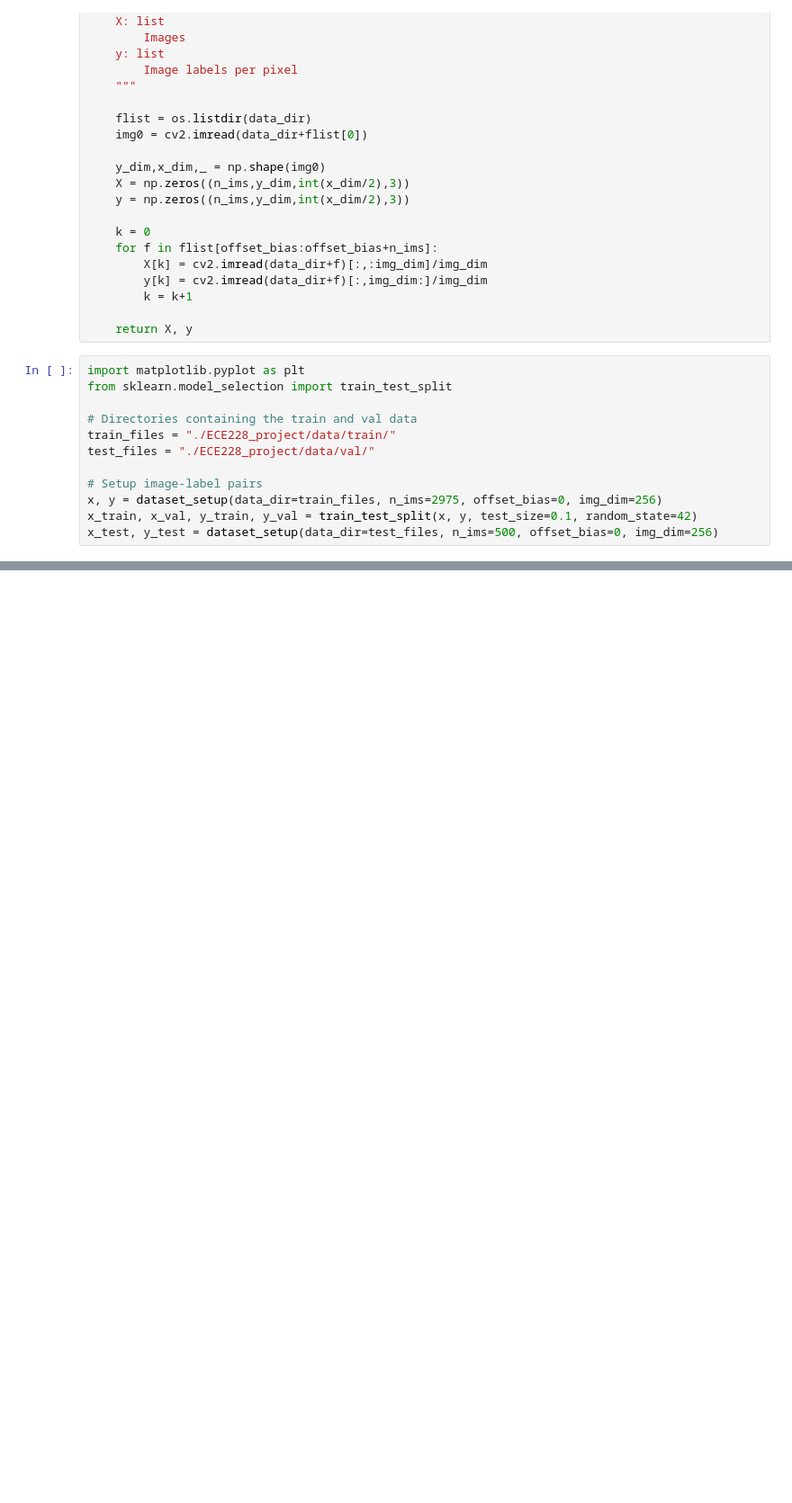
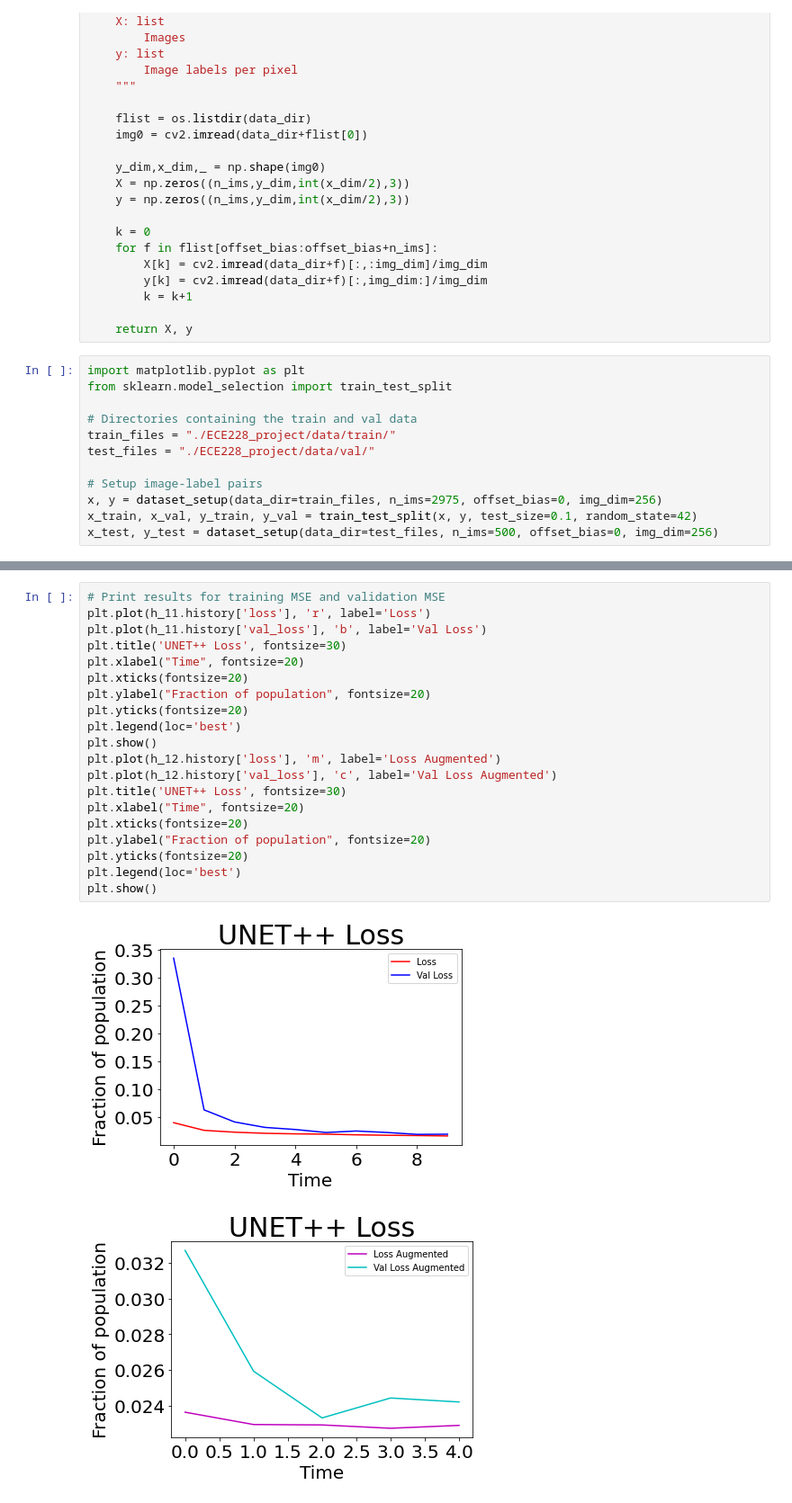
Before and after one commit to samuel-cowin/ECE228_Group10_Project, a Jupyter notebook: UNET/ECE228 Project.ipynb, the cells around one changed output, grey strips where cells are left out. Shown at 90% size. Drawn from its saved outputs; the diff is of its cells as text; blank space fills up the shorter version.

```diff
--- a/UNET/ECE228 Project.ipynb
+++ b/UNET/ECE228 Project.ipynb
@@ -353,3 +370,26 @@ plt.show()
+# %%
+# Print results for training MSE and validation MSE
+plt.plot(h_11.history['loss'], 'r', label='Loss')
+plt.plot(h_11.history['val_loss'], 'b', label='Val Loss')
+plt.title('UNET++ Loss', fontsize=30)
+plt.xlabel("Time", fontsize=20)
+plt.xticks(fontsize=20)
+plt.ylabel("Fraction of population", fontsize=20)
+plt.yticks(fontsize=20)
+plt.legend(loc='best')
+plt.show()
+plt.plot(h_12.history['loss'], 'm', label='Loss Augmented')
+plt.plot(h_12.history['val_loss'], 'c', label='Val Loss Augmented')
+plt.title('UNET++ Loss', fontsize=30)
+plt.xlabel("Time", fontsize=20)
+plt.xticks(fontsize=20)
+plt.ylabel("Fraction of population", fontsize=20)
+plt.yticks(fontsize=20)
+plt.legend(loc='best')
+plt.show()
+# %% [output]
+[figure, added]
+[figure, added]
 # %%
 #show the result
 pp = model.predict(x_test[:5,:,:,:], batch_size=1)
```
Also changed, not shown: parts of 18 cells of this notebook, 1 other file.
